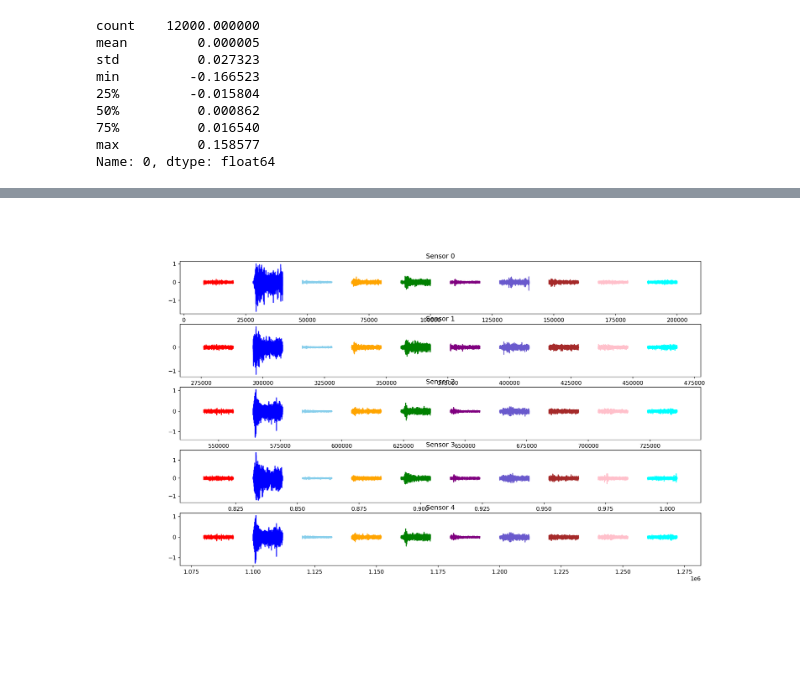
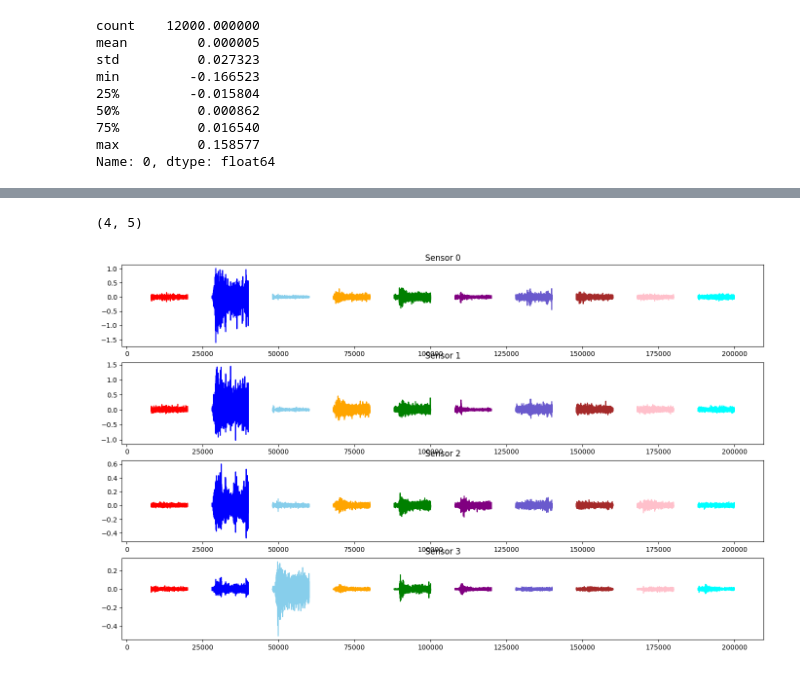
Before and after one commit to Beloin/TCCEMG, a Jupyter notebook: impl_tests/extract_as_dataset.ipynb, the cells around one changed output, grey strips where cells are left out. Drawn from its saved outputs; the diff is of its cells as text; code cells hidden in the pictures; blank space fills up the shorter version.

```diff
--- a/impl_tests/extract_as_dataset.ipynb
+++ b/impl_tests/extract_as_dataset.ipynb
@@ -230,6 +230,6 @@ plt.plot(cycle.pronation, color='cyan')
 # %%
-for i in range(5):
-    cycle = cycles[0][i]
+for i in range(4):
+    cycle = cycles[i][0]
     plt.figure(figsize=(17, 8))
     plt.title("Sensor " + str(i))
     plt.plot(cycle.rest, color='r')
@@ -252,19 +251,23 @@ for i in range(5):
+# %%
+np.array(cycles).shape
+# %% [output]
+(4, 5)
 # %%
-fig, axs = plt.subplots(5, figsize=(17, 10))
-for i in range(5):
-    cycle = cycles[0][i]
+fig, axs = plt.subplots(4, figsize=(17, 10))
+for i in range(4):
+    cycle = cycles[i][0]
     # plt.figure(figsize=(17, 8))
     axs[i].set_title("Sensor " + str(i))
     axs[i].plot(cycle.rest, color='r')
     axs[i].plot(cycle.extension, color='b')
     axs[i].plot(cycle.flexion, color='skyblue')
     axs[i].plot(cycle.ulnar_deviation, color='orange')
     axs[i].plot(cycle.radial_deviation, color='green')
     axs[i].plot(cycle.grip, color='purple')
     axs[i].plot(cycle.finger_abduction, color='slateblue')
     axs[i].plot(cycle.finger_adduction, color='brown')
     axs[i].plot(cycle.supination, color='pink')
     axs[i].plot(cycle.pronation, color='cyan')
 fig.show()
 # %% [output]
-[figure, old version]
+[figure, new version]
```
Also changed, not shown: parts of 9 cells of this notebook, 5 other files.
